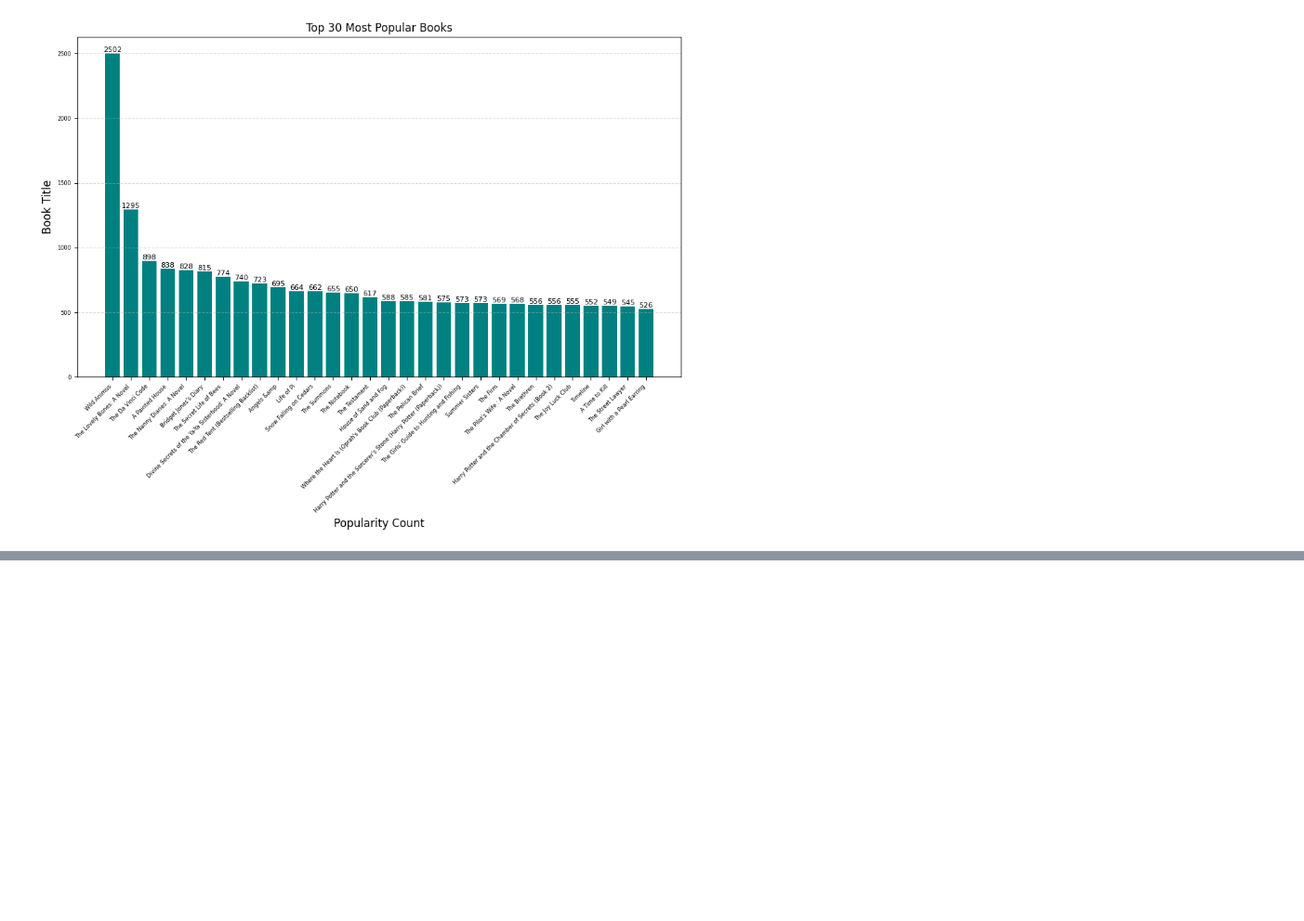
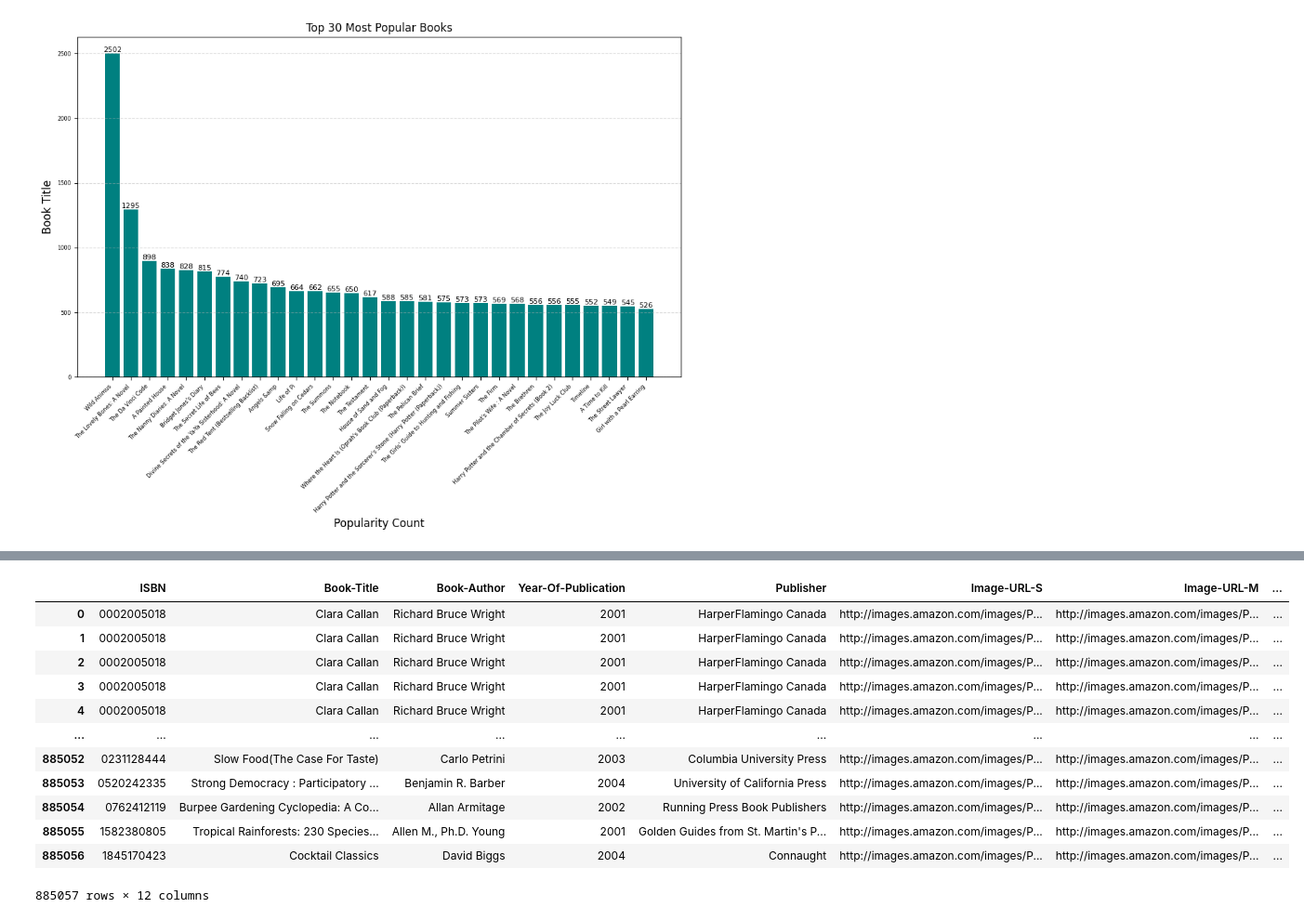
Before and after one commit to Ronaldonyagaka/recommendation_system_project, a Jupyter notebook: recommendation.ipynb, the cells around one changed output, grey strips where cells are left out. Shown at 93% size. Cells and saved outputs as stored; diff of their text form; code cells hidden in the pictures; blank space fills up the shorter version.

```diff
--- a/recommendation.ipynb
+++ b/recommendation.ipynb
@@ -476,3 +476,9 @@ plt.tight_layout()
 plt.show()
 # %% [output]
 [figure]
+# %%
+# getting the most active users and filtering according to user who have actively rater more than 500 times
+
+filter = df_books['User-ID'].value_counts() > 300
+filtered_index= filter[filter].index
+df_filtered = df_books[df_books['User-ID'].isin(filtered_index)]
@@ -478,0 +501,6 @@ plt.show()
+# %%
+# now to show the number of times each the book has been rated
+
+rating_count = df_filtered.groupby('Book-Title')['Book-Rating'].count().reset_index()
+# %%
+rating_count.rename(columns={'Book-Rating': 'rating_count'}, inplace=True)
@@ -478,0 +509,16 @@ plt.show()
+# %%
+new_book_df
+# %% [output]
+|  | ISBN | Book-Title | Book-Author | Year-Of-Publication | Publisher | Image-URL-S | Image-URL-M | ... |
+| 0 | 0002005018 | Clara Callan | Richard Bruce Wright | 2001 | HarperFlamingo Canada | http://images.amazon.com/images/P... | http://images.amazon.com/images/P... | ... |
+| 1 | 0002005018 | Clara Callan | Richard Bruce Wright | 2001 | HarperFlamingo Canada | http://images.amazon.com/images/P... | http://images.amazon.com/images/P... | ... |
+| 2 | 0002005018 | Clara Callan | Richard Bruce Wright | 2001 | HarperFlamingo Canada | http://images.amazon.com/images/P... | http://images.amazon.com/images/P... | ... |
+| 3 | 0002005018 | Clara Callan | Richard Bruce Wright | 2001 | HarperFlamingo Canada | http://images.amazon.com/images/P... | http://images.amazon.com/images/P... | ... |
+| 4 | 0002005018 | Clara Callan | Richard Bruce Wright | 2001 | HarperFlamingo Canada | http://images.amazon.com/images/P... | http://images.amazon.com/images/P... | ... |
+| ... | ... | ... | ... | ... | ... | ... | ... | ... |
+| 885052 | 0231128444 | Slow Food(The Case For Taste) | Carlo Petrini | 2003 | Columbia University Press | http://images.amazon.com/images/P... | http://images.amazon.com/images/P... | ... |
+| 885053 | 0520242335 | Strong Democracy : Participatory ... | Benjamin R. Barber | 2004 | University of California Press | http://images.amazon.com/images/P... | http://images.amazon.com/images/P... | ... |
+| 885054 | 0762412119 | Burpee Gardening Cyclopedia: A Co... | Allan Armitage | 2002 | Running Press Book Publishers | http://images.amazon.com/images/P... | http://images.amazon.com/images/P... | ... |
+| 885055 | 1582380805 | Tropical Rainforests: 230 Species... | Allen M., Ph.D. Young | 2001 | Golden Guides from St. Martin's P... | http://images.amazon.com/images/P... | http://images.amazon.com/images/P... | ... |
+| 885056 | 1845170423 | Cocktail Classics | David Biggs | 2004 | Connaught | http://images.amazon.com/images/P... | http://images.amazon.com/images/P... | ... |
+885057 rows × 12 columns
```
Also changed, not shown: parts of 17 cells of this notebook.
